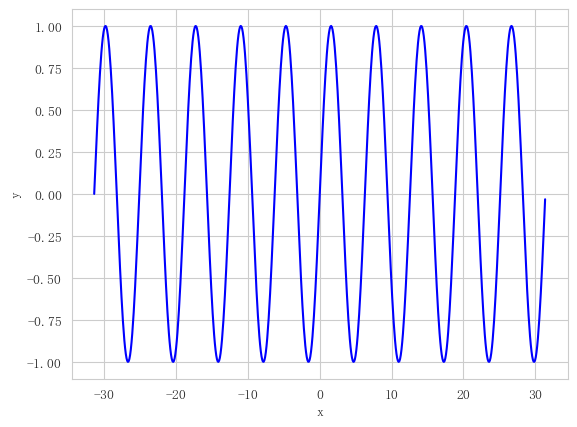
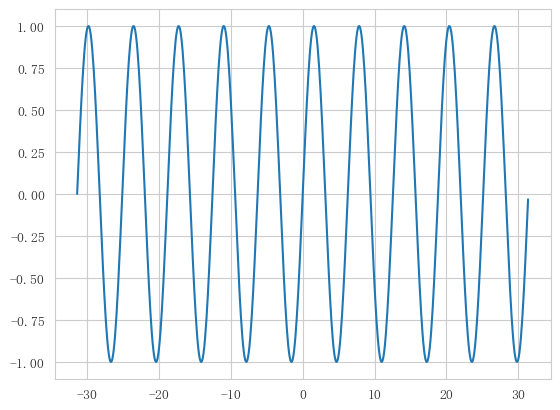
The notebook cell's code change between the first figure and the second:
--- before
+++ after
@@ -1,7 +1,5 @@
 x = np.arange(-np.pi * 10, 10 * np.pi, 0.1)
-y = np.sin(x)
+y = np.sin(x) 
 
-plt.plot(x, y, c='b')
-plt.xlabel('x')
-plt.ylabel('y')
+plt.plot(x, y)
 plt.show()

Commit: 2024_5_18